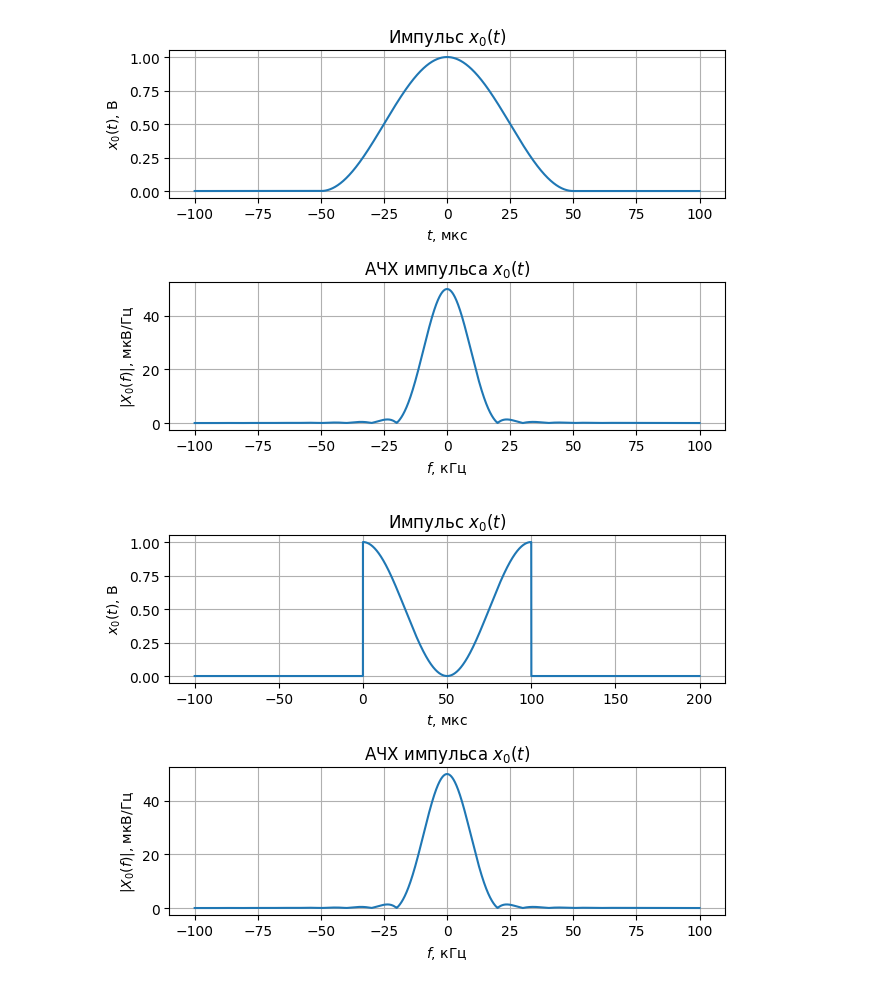
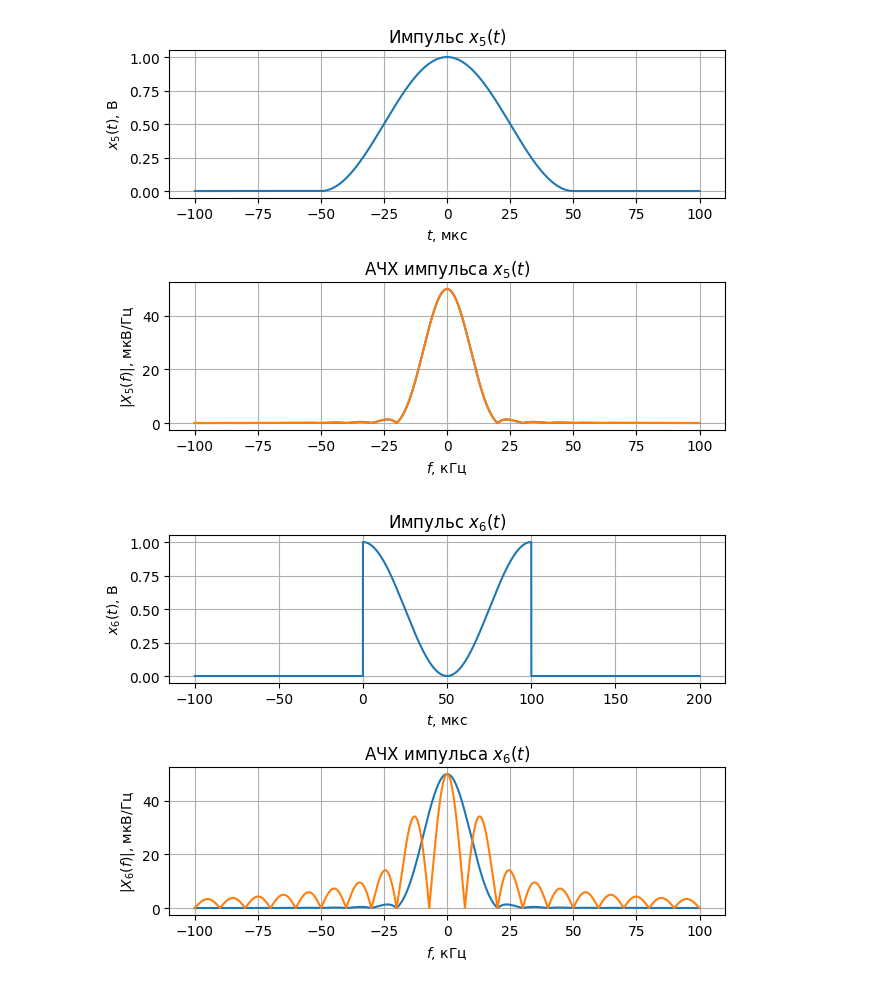
Before and after one commit to vlad-cool/RadioPhysicsLabs, a Jupyter notebook: Lab1_0_7.ipynb, the cells around one changed output. Saved outputs shown, nothing was run; the diff lists cells and outputs as text; code cells hidden in the pictures.

```diff
--- a/Lab1_0_7.ipynb
+++ b/Lab1_0_7.ipynb
@@ -42,7 +42,14 @@ def x_6(t, E, tau):
     return (1 + np.cos(2 * np.pi * t / tau)) / 2 if 0 <= t <= tau else 0.0
 
 def X_6(f, E, tau):
+    # return X_1(f, 1, tau) / 2 + X_1(f - 1 / tau, 1, tau) / 4 + X_1(f + 1 / tau, 1, tau) / 4
     return (tau / 2) * sinc(np.pi * f * tau) * 1 / (1 - tau**2 * f**2) * np.exp(-1.j * np.pi * f * tau)
+    # return tau * ((2 - f**2) * (np.pi**2)) * (np.sin(np.pi * f) - 1.j * np.cos(np.pi * f) + 1.j) / (4 * (np.pi**3) * f - (np.pi**3) * (f**3))
+
+def get_spectrum(f, freq, t_min, t_max):
+    x = np.linspace(t_min, t_max, 2**12)
+    int_func = np.vectorize(lambda t: f(t, E, tau) * np.exp(-1.j * 2 * np.pi * freq * t))
+    return np.trapezoid(int_func(x), x)
 
 f_band = np.linspace(-10/tau, 10/tau, num=2**14)
 
@@ -56,19 +63,21 @@ for i in range(6):
         t_band = np.linspace(-tau, 2 * tau, num=2**14)
 
     x = np.array([signals[i](t, E, tau) for t in t_band])
-    X = np.array([spectrums[i](f, E, tau) for f in f_band])
+    X = np.abs(np.array([spectrums[i](f, E, tau) for f in f_band]))
+    X_comp = np.abs(np.array([get_spectrum(signals[i], f, -tau, 2 * tau) for f in f_band]))
     plt.figure()
     plt.subplot(2, 1, 1)
     plt.plot(t_band*1e6, x)
-    plt.title("Импульс $x_0(t)$")
+    plt.title(f"Импульс $x_{i+1}(t)$")
     plt.xlabel("$t$, мкc")
-    plt.ylabel("$x_0(t)$, В")
+    plt.ylabel(f"$x_{i+1}(t)$, В")
     plt.tight_layout()
     plt.grid()
     plt.subplot(2, 1, 2)
-    plt.title("АЧХ импульса $x_0(t)$")
+    plt.title(f"АЧХ импульса $x_{i+1}(t)$")
     plt.plot(f_band*1e-3, abs(X)*1e6)
-    plt.ylabel("$|X_0(f)|$, мкВ/Гц")
+    plt.plot(f_band*1e-3, abs(X_comp)*1e6)
+    plt.ylabel(f"$|X_{i+1}(f)|$, мкВ/Гц")
     plt.xlabel("$f$, кГц")
     plt.tight_layout()
     plt.grid()
@@ -81,2 +90,2 @@ for i in range(6):
-[figure, old version]
+[figure, new version]
-[figure, old version]
+[figure, new version]
```
Also changed, not shown: parts of 1 cell of this notebook.
